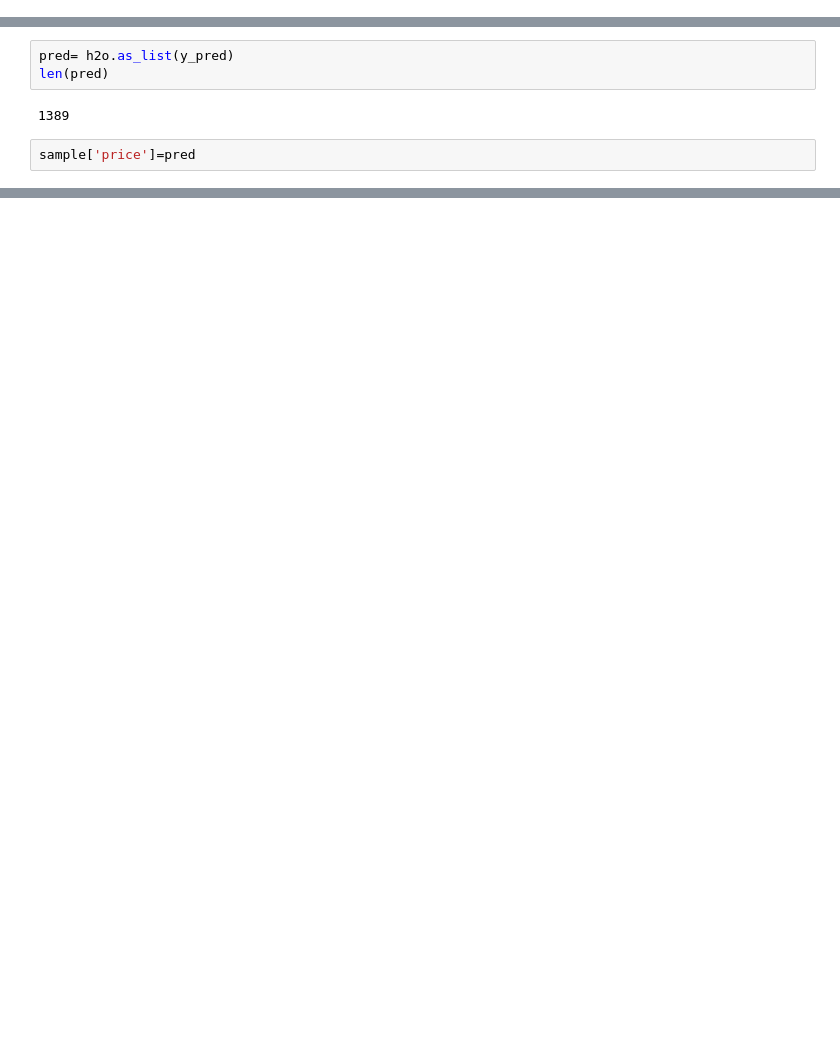
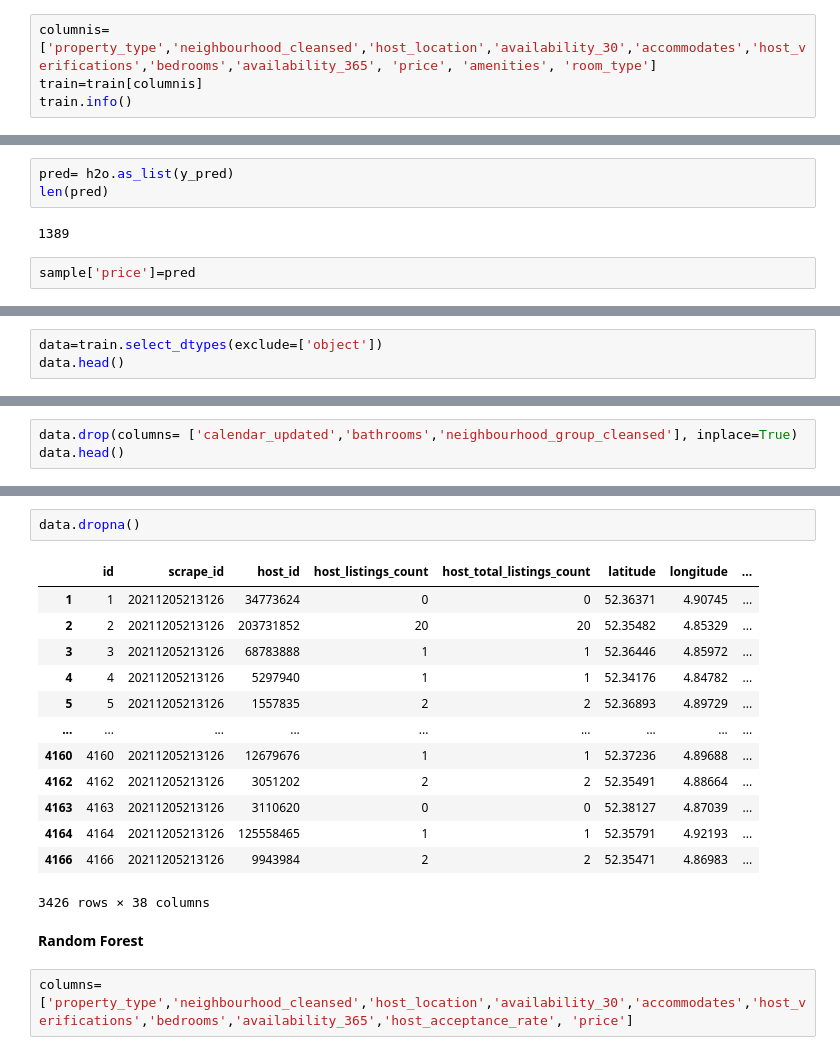
Before and after one commit to adripradm/W7-Kaggle_competition, a Jupyter notebook: Untitled.ipynb, the cells around one changed output, grey strips where cells are left out. Saved outputs shown, nothing was run; the diff lists cells and outputs as text; blank space fills up the shorter version.

```diff
--- a/Untitled.ipynb
+++ b/Untitled.ipynb
@@ -70,0 +61,4 @@ memory usage: 2.4+ MB
+# %%
+columnis=['property_type','neighbourhood_cleansed','host_location','availability_30','accommodates','host_verifications','bedrooms','availability_365', 'price', 'amenities', 'room_type']
+train=train[columnis]
+train.info()
@@ -286,0 +314,3 @@ sample.to_csv('pred.csv')
+# %%
+data=train.select_dtypes(exclude=['object'])
+data.head()
@@ -286,0 +324,3 @@ sample.to_csv('pred.csv')
+# %%
+data.drop(columns= ['calendar_updated','bathrooms','neighbourhood_group_cleansed'], inplace=True)
+data.head()
@@ -286,0 +338,20 @@ sample.to_csv('pred.csv')
+# %%
+data.dropna()
+# %% [output]
+|  | id | scrape_id | host_id | host_listings_count | host_total_listings_count | latitude | longitude | ... |
+| 1 | 1 | 20211205213126 | 34773624 | 0 | 0 | 52.36371 | 4.90745 | ... |
+| 2 | 2 | 20211205213126 | 203731852 | 20 | 20 | 52.35482 | 4.85329 | ... |
+| 3 | 3 | 20211205213126 | 68783888 | 1 | 1 | 52.36446 | 4.85972 | ... |
+| 4 | 4 | 20211205213126 | 5297940 | 1 | 1 | 52.34176 | 4.84782 | ... |
+| 5 | 5 | 20211205213126 | 1557835 | 2 | 2 | 52.36893 | 4.89729 | ... |
+| ... | ... | ... | ... | ... | ... | ... | ... | ... |
+| 4160 | 4160 | 20211205213126 | 12679676 | 1 | 1 | 52.37236 | 4.89688 | ... |
+| 4162 | 4162 | 20211205213126 | 3051202 | 2 | 2 | 52.35491 | 4.88664 | ... |
+| 4163 | 4163 | 20211205213126 | 3110620 | 0 | 0 | 52.38127 | 4.87039 | ... |
+| 4164 | 4164 | 20211205213126 | 125558465 | 1 | 1 | 52.35791 | 4.92193 | ... |
+| 4166 | 4166 | 20211205213126 | 9943984 | 2 | 2 | 52.35471 | 4.86983 | ... |
+3426 rows × 38 columns
+# %% [markdown]
+**Random Forest**
+# %%
+columns=['property_type','neighbourhood_cleansed','host_location','availability_30','accommodates','host_verifications','bedrooms','availability_365','host_acceptance_rate', 'price']
```
Also changed, not shown: parts of 45 cells of this notebook, 11 other files.
